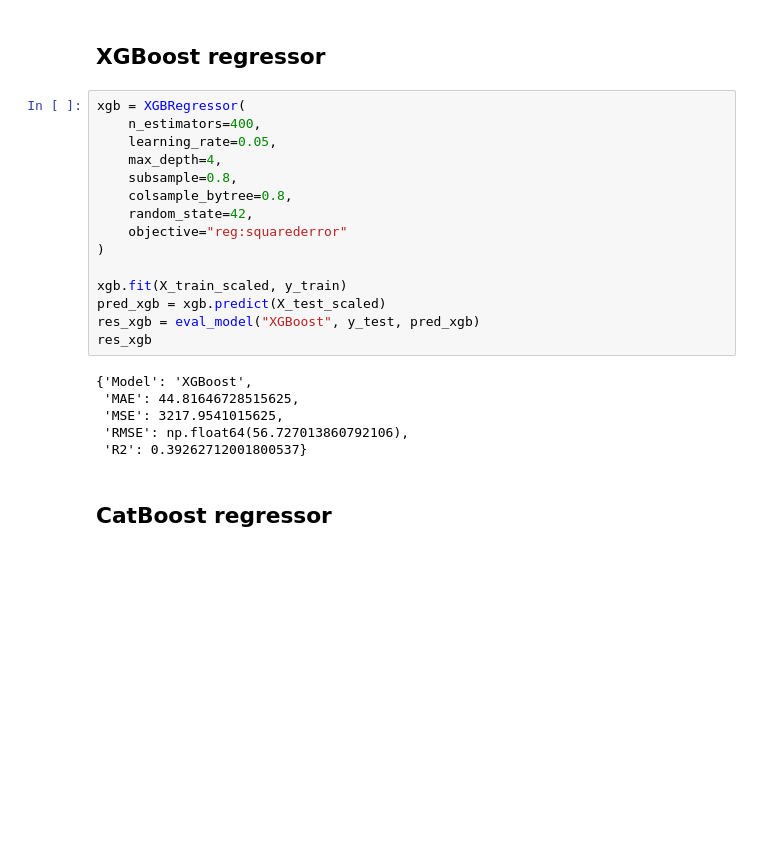
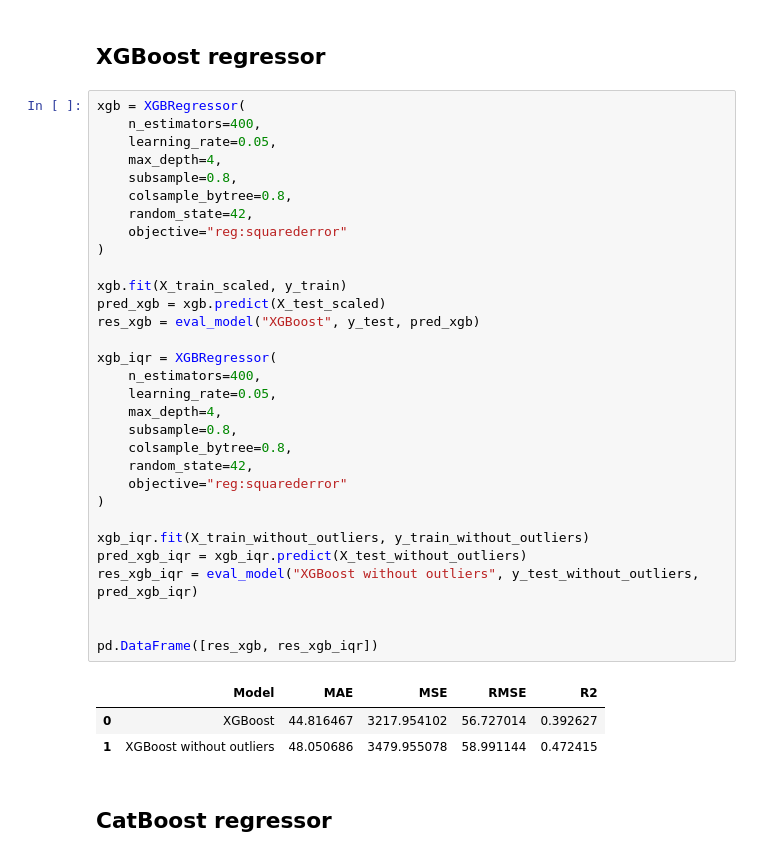
Before and after one commit to kyojin22/diabetes, a Jupyter notebook: notebooks/data_preproccessing_and_model_training.ipynb, the cells around one changed output. Cells and saved outputs as stored; diff of their text form; blank space fills up the shorter version.

```diff
--- a/notebooks/model_training.ipynb
+++ b/notebooks/data_preproccessing_and_model_training.ipynb
@@ -445,24 +460,38 @@ from catboost import CatBoostRegressor
 # %%
 xgb = XGBRegressor(
     n_estimators=400,
     learning_rate=0.05,
     max_depth=4,
     subsample=0.8,
     colsample_bytree=0.8,
     random_state=42,
     objective="reg:squarederror"
 )
 
 xgb.fit(X_train_scaled, y_train)
 pred_xgb = xgb.predict(X_test_scaled)
 res_xgb = eval_model("XGBoost", y_test, pred_xgb)
-res_xgb
+
+xgb_iqr = XGBRegressor(
+    n_estimators=400,
+    learning_rate=0.05,
+    max_depth=4,
+    subsample=0.8,
+    colsample_bytree=0.8,
+    random_state=42,
+    objective="reg:squarederror"
+)
+
+xgb_iqr.fit(X_train_without_outliers, y_train_without_outliers)
+pred_xgb_iqr = xgb_iqr.predict(X_test_without_outliers)
+res_xgb_iqr = eval_model("XGBoost without outliers", y_test_without_outliers, pred_xgb_iqr)
+
+
+pd.DataFrame([res_xgb, res_xgb_iqr])
 # %% [output]
-{'Model': 'XGBoost',
- 'MAE': 44.81646728515625,
- 'MSE': 3217.9541015625,
- 'RMSE': np.float64(56.727013860792106),
- 'R2': 0.39262712001800537}
+|  | Model | MAE | MSE | RMSE | R2 |
+| 0 | XGBoost | 44.816467 | 3217.954102 | 56.727014 | 0.392627 |
+| 1 | XGBoost without outliers | 48.050686 | 3479.955078 | 58.991144 | 0.472415 |
 # %% [markdown]
 ## CatBoost regressor
 # %%
```
Also changed, not shown: parts of 23 cells of this notebook, 1 other file.
